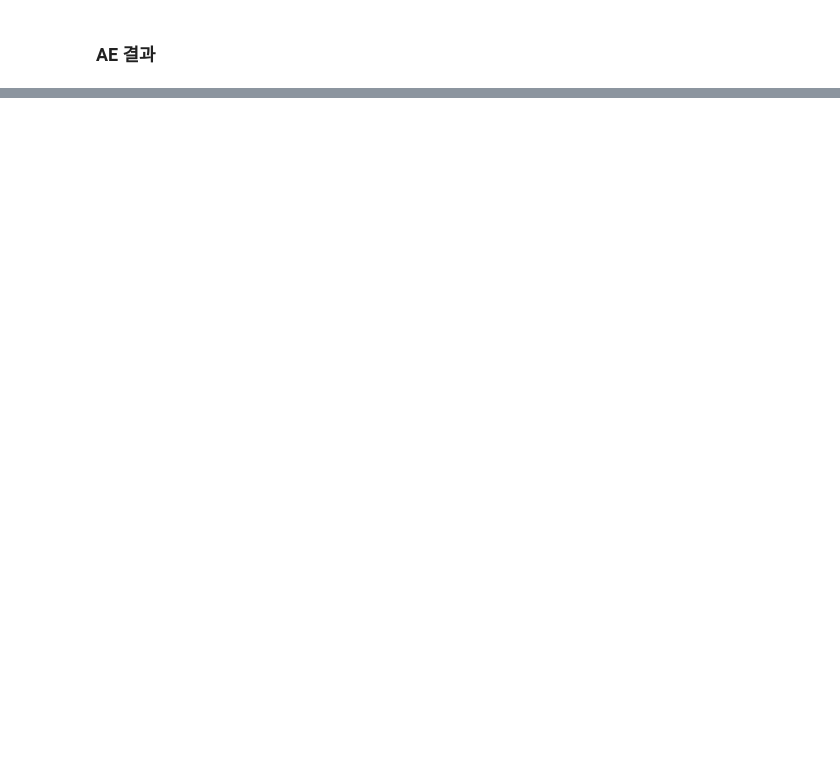
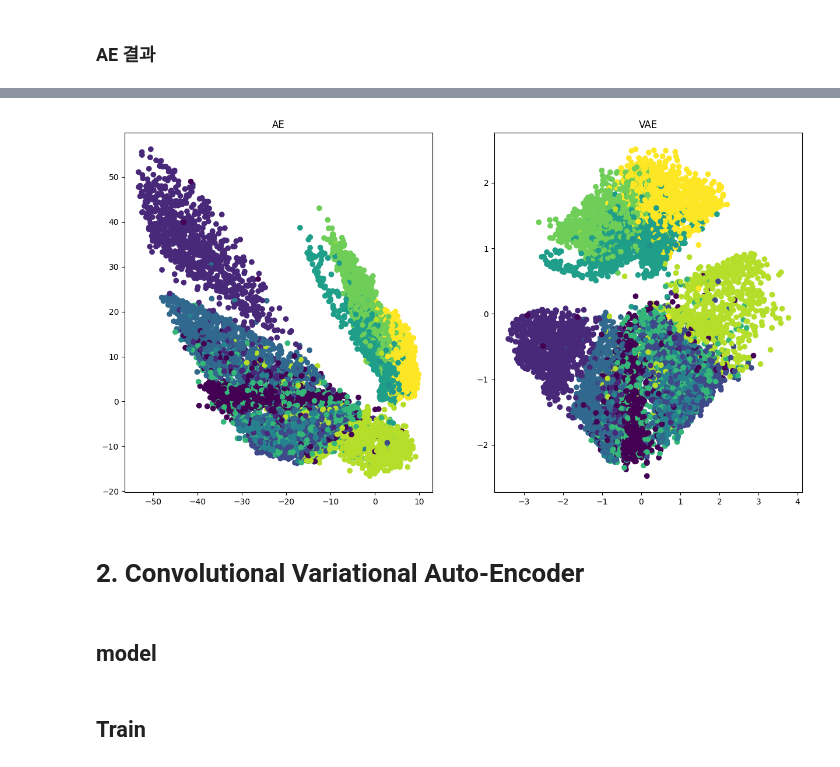
Before and after one commit to Jiyong-Jeon/GAN_study, a Jupyter notebook: GAN_In_Action/FashionMnist_Autoencoder.ipynb, the cells around one changed output, grey strips where cells are left out. Saved outputs shown, nothing was run; the diff lists cells and outputs as text; code cells hidden in the pictures; blank space fills up the shorter version.

Commit message:
Fashion Mnist AutoEncoder 실습

```diff
--- a/GAN_In_Action/FashionMnist_Autoencoder.ipynb
+++ b/GAN_In_Action/FashionMnist_Autoencoder.ipynb
@@ -385,0 +405,31 @@ ae_scatter(ae_encoder, ae_decoder, testloader)
+# %%
+def scatter_comp(ae_encoder, vae_encoder, test_loader):
+    ae_encoder.eval()
+    vae_encoder.eval()
+    plt.figure(figsize=(15.0, 8.0))
+
+    with torch.no_grad():
+        plt.subplot(1, 2, 1)
+        plt.title("AE")
+        plt.subplot(1, 2, 2)
+        plt.title("VAE")
+        for image_data, label in testloader:
+            image_data = image_data.to(device)
+            ae_z = ae_encoder(image_data.view(-1, original_dim))
+            ae_z = ae_z.cpu().numpy()
+            plt.subplot(1, 2, 1)
+            plt.scatter(ae_z[:,0], ae_z[:,1], c=label.cpu(), cmap='viridis')
+
+            vae_z_mean, z_logvar, z = vae_encoder(image_data.view(-1, original_dim))
+            vae_z_mean = vae_z_mean.cpu().numpy()
+            plt.subplot(1, 2, 2)
+            plt.scatter(vae_z_mean[:,0], vae_z_mean[:,1], c=label.cpu(), cmap='viridis')
+        plt.show()
+# %%
+scatter_comp(ae_encoder, vae_encoder, testloader)
+# %% [output]
+[figure, added]
+# %% [markdown]
+# 2. Convolutional Variational Auto-Encoder
+# %% [markdown]
+## model
@@ -385,0 +501,2 @@ ae_scatter(ae_encoder, ae_decoder, testloader)
+# %% [markdown]
+## Train
```
Also changed, not shown: parts of 27 cells of this notebook.
